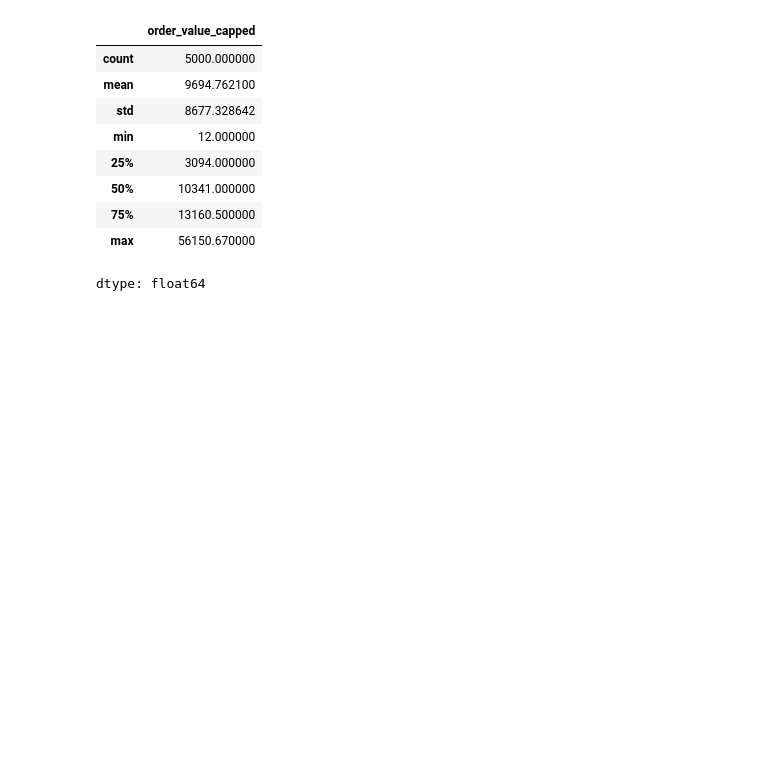
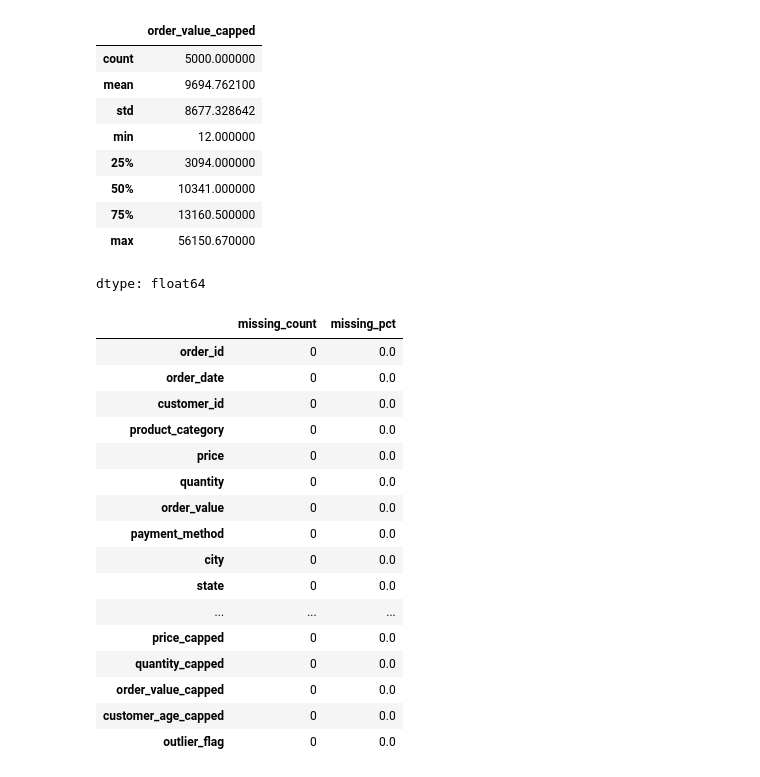
Before and after one commit to julieang/data-analysis-portfolio, a Jupyter notebook: everpeak_analysis.ipynb, the cells around one changed output. Cells and saved outputs as stored; diff of their text form; code cells hidden in the pictures; blank space fills up the shorter version.

```diff
--- a/everpeak_analysis.ipynb
+++ b/everpeak_analysis.ipynb
@@ -1025,3 +1025,34 @@ Q3 = df['order_value'].quantile(0.75)
 IQR = Q3 - Q1
 upper = Q3 + 1.5*IQR
 df['outlier_flag'] = df['order_value'] > upper
+# %%
+# Missingness analysis by column
+missingness = (
+    df.isna()
+      .sum()
+      .to_frame(name='missing_count')
+)
+
+missingness['missing_pct'] = (
+    missingness['missing_count'] / len(df) * 100
+)
+
+missingness.sort_values('missing_pct', ascending=False)
+# %% [output]
+|  | missing_count | missing_pct |
+| order_id | 0 | 0.0 |
+| order_date | 0 | 0.0 |
+| customer_id | 0 | 0.0 |
+| product_category | 0 | 0.0 |
+| price | 0 | 0.0 |
+| quantity | 0 | 0.0 |
+| order_value | 0 | 0.0 |
+| payment_method | 0 | 0.0 |
+| city | 0 | 0.0 |
+| state | 0 | 0.0 |
+| ... | ... | ... |
+| price_capped | 0 | 0.0 |
+| quantity_capped | 0 | 0.0 |
+| order_value_capped | 0 | 0.0 |
+| customer_age_capped | 0 | 0.0 |
+| outlier_flag | 0 | 0.0 |
```
